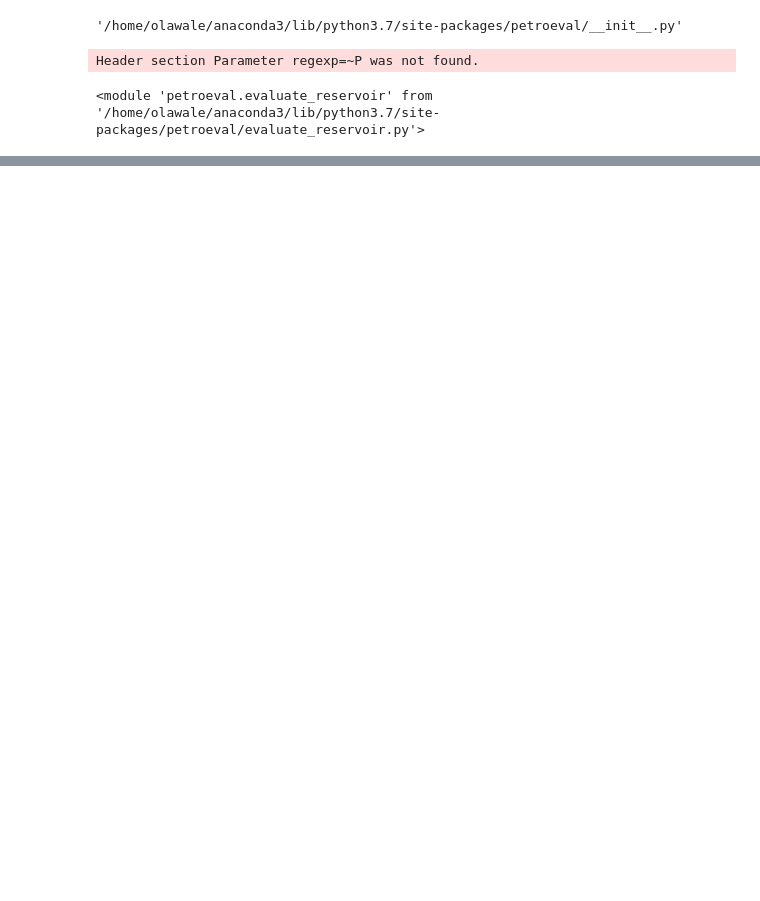
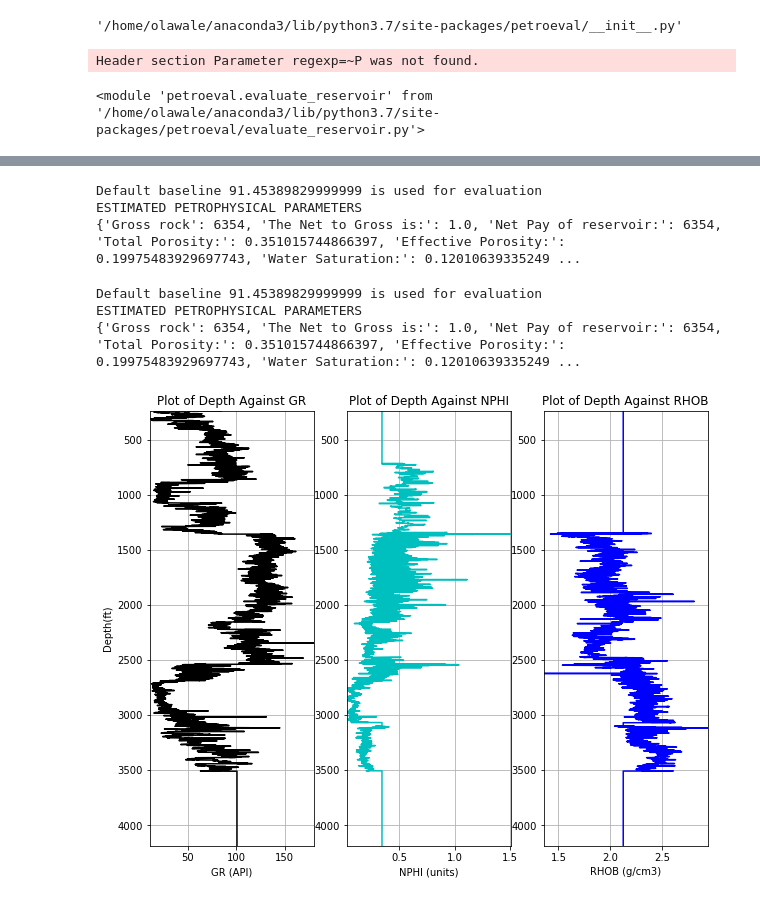
Before and after one commit to olawaleibrahim/petroeval, a Jupyter notebook: petroeval/Tutorial.ipynb, the cells around one changed output, grey strips where cells are left out. Cells and saved outputs as stored; diff of their text form; code cells hidden in the pictures; blank space fills up the shorter version.

```diff
--- a/petroeval/Tutorial.ipynb
+++ b/petroeval/Tutorial.ipynb
@@ -29,5 +51,3 @@ print(reservoir1)
 <petroeval.evaluate_reservoir.FormationEvaluation object at 0x...>
-# %%
-df['NPHI'] = df['NPHI'].fillna(df['NPHI'].mean())
 # %%
 #fill missing values using mean values of the columns, specify value if mean shouldn't be applied
@@ -51,0 +87,18 @@ dtype: int64
+# %%
+print(reservoir1.parameters(True))
+# %% [output]
+Default baseline 91.45389829999999 is used for evaluation
+ESTIMATED PETROPHYSICAL PARAMETERS
+{'Gross rock': 6354, 'The Net to Gross is:': 1.0, 'Net Pay of reservoir:': 6354, 'Total Porosity:': 0.351015744866397, 'Effective Porosity:': 0.19975483929697743, 'Water Saturation:': 0.12010639335249 ...
+# %%
+print(reservoir2.parameters(baseline_default=True))
+# %% [output]
+Default baseline 91.45389829999999 is used for evaluation
+ESTIMATED PETROPHYSICAL PARAMETERS
+{'Gross rock': 6354, 'The Net to Gross is:': 1.0, 'Net Pay of reservoir:': 6354, 'Total Porosity:': 0.351015744866397, 'Effective Porosity:': 0.19975483929697743, 'Water Saturation:': 0.12010639335249 ...
+# %%
+#to display logs for correlation
+
+log_plot(df, GR=True, RT=False, NPHI=True, RHOB=True)
+# %% [output]
+[figure, added]
```
Also changed, not shown: parts of 19 cells of this notebook, 5 other files.
